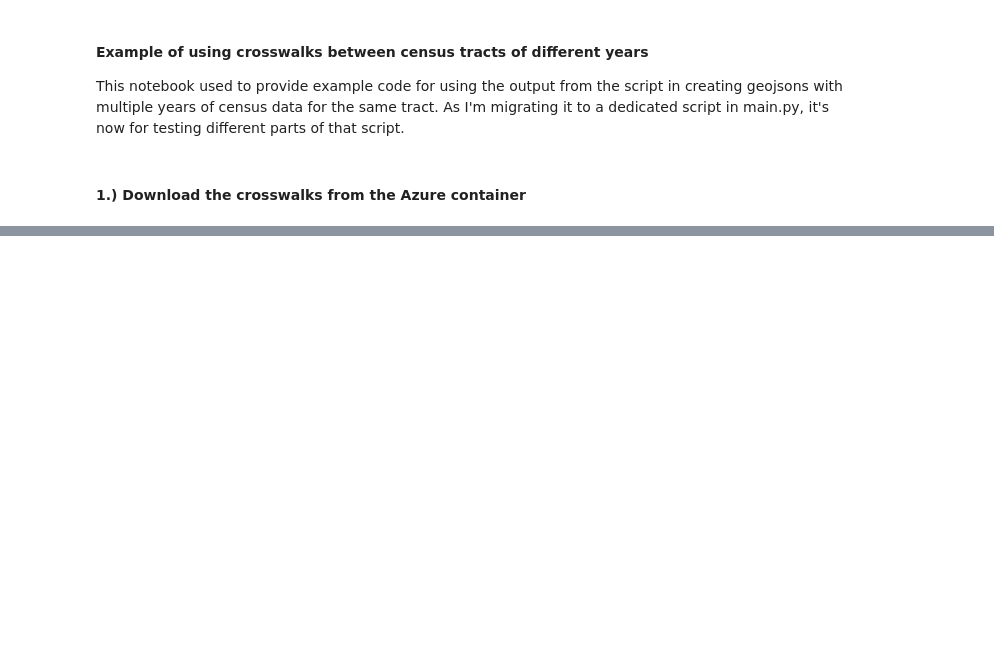
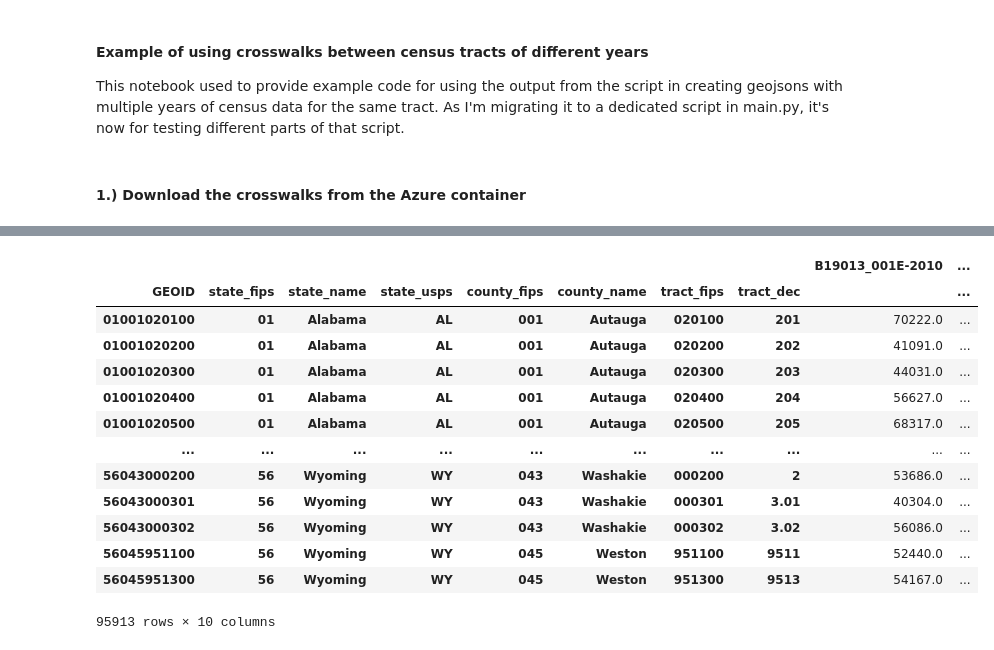
Before and after one commit to de-data-lab/census-tract-redistricting, a Jupyter notebook: example-use-notebook.ipynb, the cells around one changed output, grey strips where cells are left out. Saved outputs shown, nothing was run; the diff lists cells and outputs as text; code cells hidden in the pictures; blank space fills up the shorter version.

```diff
--- a/example-use-notebook.ipynb
+++ b/example-use-notebook.ipynb
@@ -29,0 +102,17 @@ df = pd.DataFrame(map_10_to_20)
+# %%
+wide_df
+# %% [output]
+|  |  |  |  |  |  |  |  | B19013_001E-2010 | ... |
+| GEOID | state_fips | state_name | state_usps | county_fips | county_name | tract_fips | tract_dec |  | ... |
+| 01001020100 | 01 | Alabama | AL | 001 | Autauga | 020100 | 201 | 70222.0 | ... |
+| 01001020200 | 01 | Alabama | AL | 001 | Autauga | 020200 | 202 | 41091.0 | ... |
+| 01001020300 | 01 | Alabama | AL | 001 | Autauga | 020300 | 203 | 44031.0 | ... |
+| 01001020400 | 01 | Alabama | AL | 001 | Autauga | 020400 | 204 | 56627.0 | ... |
+| 01001020500 | 01 | Alabama | AL | 001 | Autauga | 020500 | 205 | 68317.0 | ... |
+| ... | ... | ... | ... | ... | ... | ... | ... | ... | ... |
+| 56043000200 | 56 | Wyoming | WY | 043 | Washakie | 000200 | 2 | 53686.0 | ... |
+| 56043000301 | 56 | Wyoming | WY | 043 | Washakie | 000301 | 3.01 | 40304.0 | ... |
+| 56043000302 | 56 | Wyoming | WY | 043 | Washakie | 000302 | 3.02 | 56086.0 | ... |
+| 56045951100 | 56 | Wyoming | WY | 045 | Weston | 951100 | 9511 | 52440.0 | ... |
+| 56045951300 | 56 | Wyoming | WY | 045 | Weston | 951300 | 9513 | 54167.0 | ... |
+95913 rows × 10 columns
```
Also changed, not shown: parts of 58 cells of this notebook, 2 other files.
